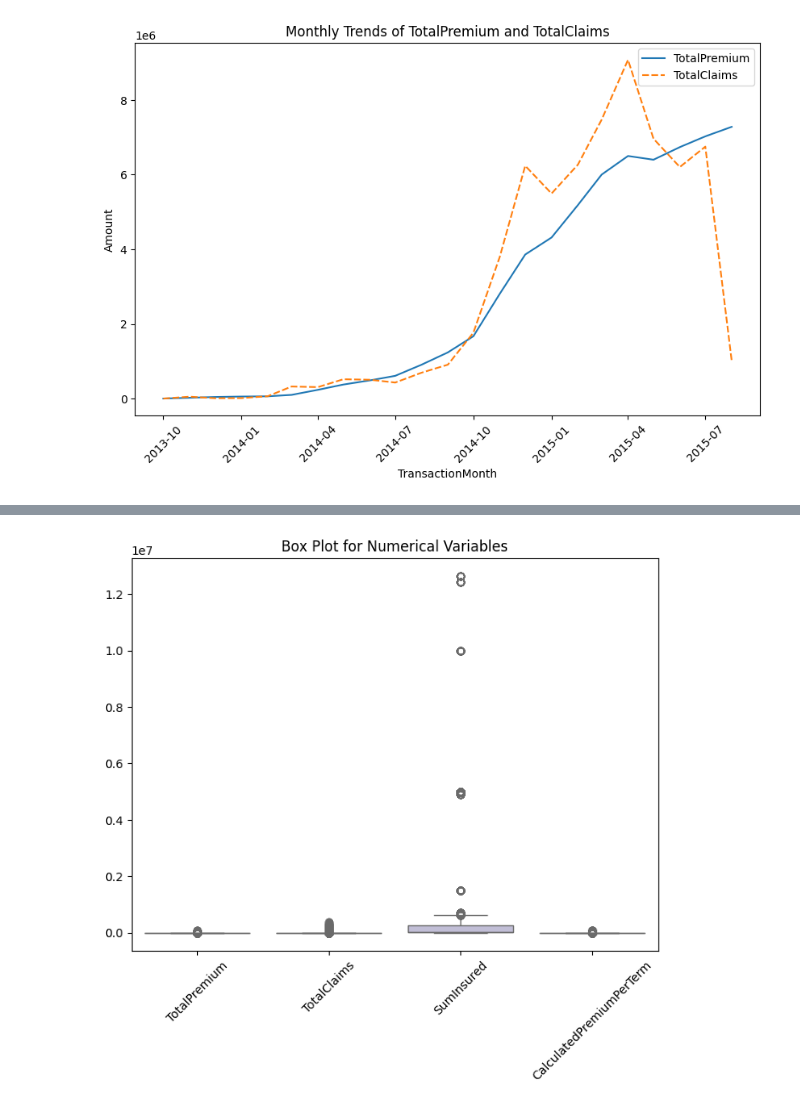
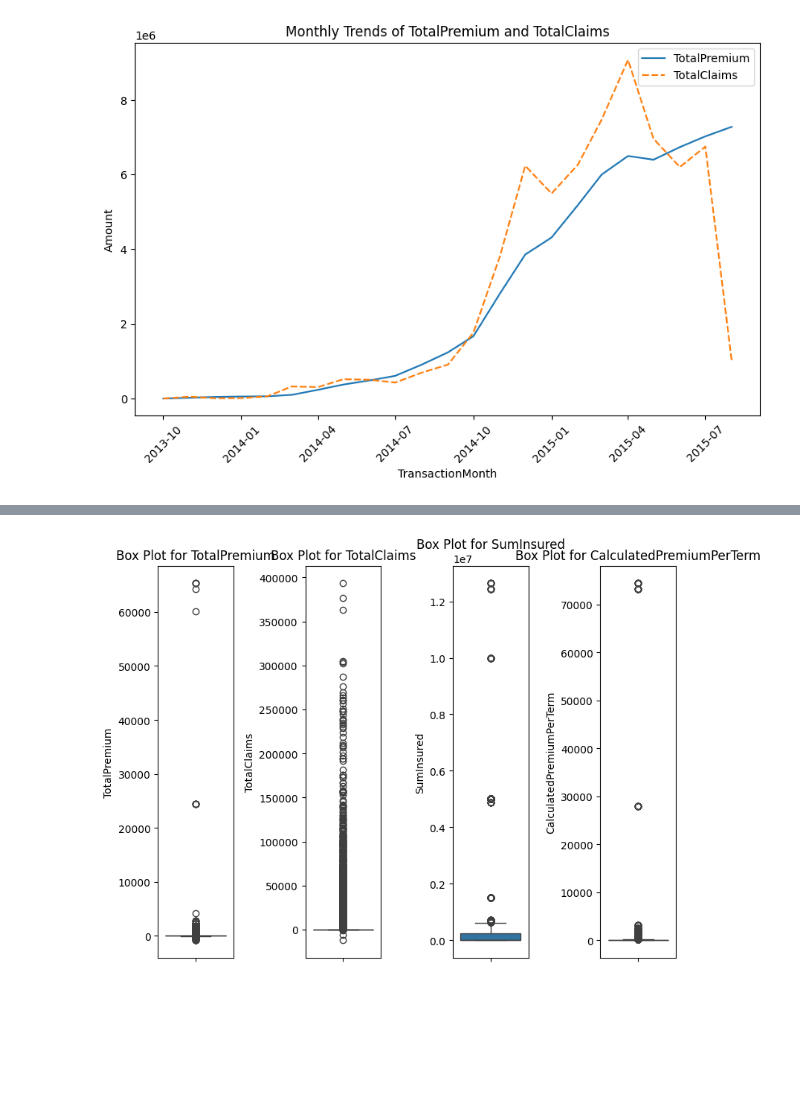
Before and after one commit to Amanzlastt/kifyaw3, a Jupyter notebook: notebooks/Eda.ipynb, the cells around one changed output, grey strips where cells are left out. Saved outputs shown, nothing was run; the diff lists cells and outputs as text; code cells hidden in the pictures; blank space fills up the shorter version.

```diff
--- a/notebooks/Eda.ipynb
+++ b/notebooks/Eda.ipynb
@@ -279,8 +273,10 @@ import geopandas as gpd
-# %%
-plt.figure(figsize=(8, 6))
-sns.boxplot(data=df[numerical_columns], palette='Set3')
-plt.title("Box Plot for Numerical Variables")
-plt.xticks(rotation=45)
-plt.show()
-# %% [output]
-[figure, removed]
+# %%
+fig, axes = plt.subplots(1, 4 , figsize=(8, 6)) # Rename ax to axes for clarity
+for i, column in enumerate(numerical_columns): # Enumerate to get index i
+  sns.boxplot(data=df[column], ax=axes[i]) # Use axes[i] to select the correct Axes object
+  axes[i].set_title(f"Box Plot for {column}") # Set title for individual subplot
+  axes[i].tick_params(axis='x', rotation=45) # Rotate x-axis ticks for individual subplot
+plt.tight_layout() # Adjust subplot parameters for a tight layout
+plt.show()
+# %% [output]
+[figure, added]
```
Also changed, not shown: parts of 3 cells of this notebook.
